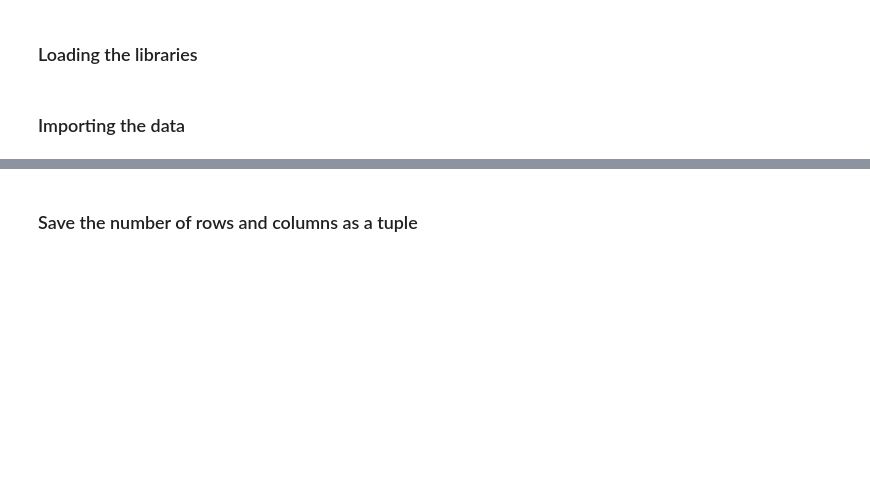
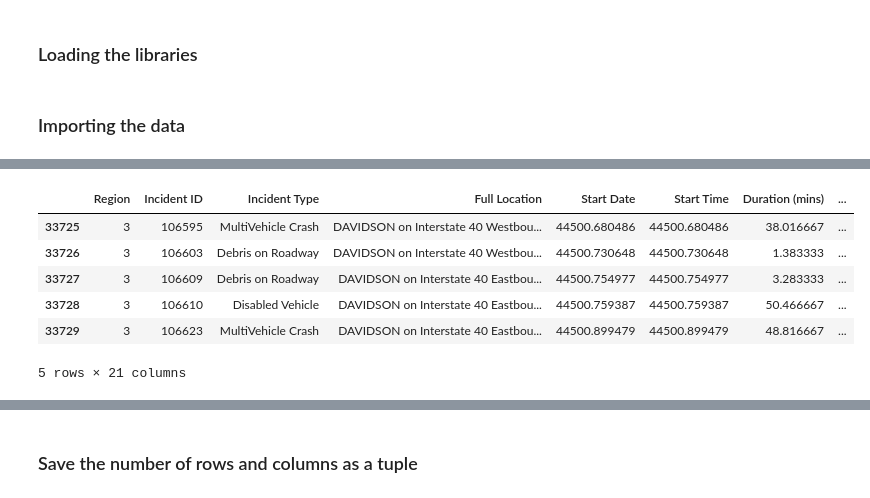
Before and after one commit to ssaggio/Capstone, a Jupyter notebook: notebook/Capstone_Suzanne.ipynb, the cells around one changed output, grey strips where cells are left out. Drawn from its saved outputs; the diff is of its cells as text; code cells hidden in the pictures; blank space fills up the shorter version.

```diff
--- a/notebook/Capstone_Suzanne.ipynb
+++ b/notebook/Capstone_Suzanne.ipynb
@@ -49,0 +47,10 @@ type(traffic_geo)
+# %%
+traffic_df.tail()
+# %% [output]
+|  | Region | Incident ID | Incident Type | Full Location | Start Date | Start Time | Duration (mins) | ... |
+| 33725 | 3 | 106595 | MultiVehicle Crash | DAVIDSON on Interstate 40 Westbou... | 44500.680486 | 44500.680486 | 38.016667 | ... |
+| 33726 | 3 | 106603 | Debris on Roadway | DAVIDSON on Interstate 40 Westbou... | 44500.730648 | 44500.730648 | 1.383333 | ... |
+| 33727 | 3 | 106609 | Debris on Roadway | DAVIDSON on Interstate 40 Eastbou... | 44500.754977 | 44500.754977 | 3.283333 | ... |
+| 33728 | 3 | 106610 | Disabled Vehicle | DAVIDSON on Interstate 40 Eastbou... | 44500.759387 | 44500.759387 | 50.466667 | ... |
+| 33729 | 3 | 106623 | MultiVehicle Crash | DAVIDSON on Interstate 40 Eastbou... | 44500.899479 | 44500.899479 | 48.816667 | ... |
+5 rows × 21 columns
```
Also changed, not shown: parts of 56 cells of this notebook, 1 other file.
